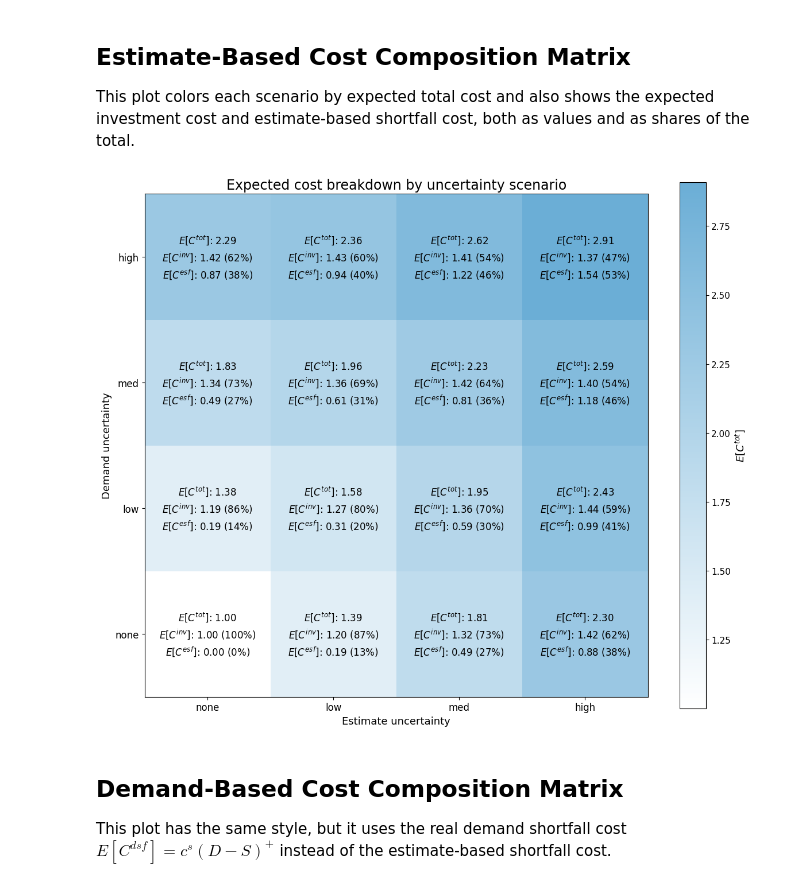
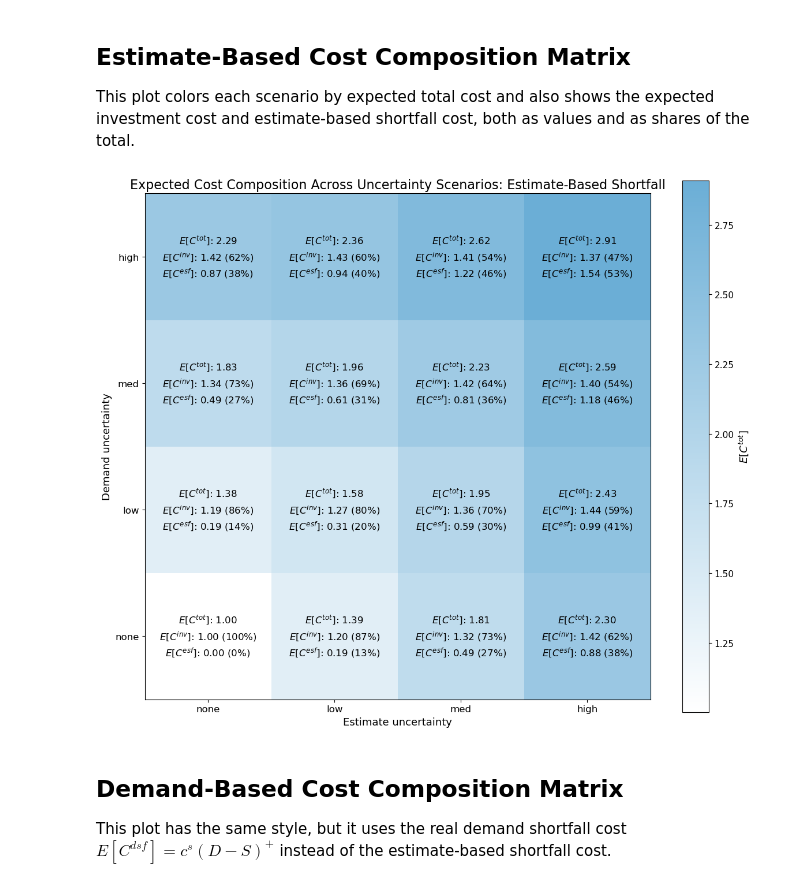
Before and after one commit to rosenlewgeorg/capacity-planning, a Jupyter notebook: Code/simulate_cost.ipynb, the cells around one changed output. Cells and saved outputs as stored; diff of their text form; code cells hidden in the pictures.

```diff
--- a/Code/simulate_cost.ipynb
+++ b/Code/simulate_cost.ipynb
@@ -352,7 +352,7 @@ ax.set_xticklabels(levels)
 ax.set_yticklabels(levels)
 ax.set_xlabel("Estimate uncertainty", fontsize=13, color="black")
 ax.set_ylabel("Demand uncertainty", fontsize=13, color="black")
-ax.set_title("Expected Cost Composition Across Uncertainty Scenarios: Estimate-Based Shortfall", fontsize=17, color="black")
+ax.set_title("Expected Cost Composition Across Uncertainty Scenarios: Estimate-Based Shortfall", fontsize=16, color="black")
 ax.tick_params(axis="both", labelsize=12, colors="black")
 
 for row_index in range(len(levels)):
@@ -360,35 +360,35 @@ for row_index in range(len(levels)):
         total_value = total_cost_plot[row_index][col_index]
         investment_value = investment_cost_plot[row_index][col_index]
         shortfall_value = shortfall_cost_plot[row_index][col_index]
         investment_share = 100 * investment_value / total_value
         shortfall_share = 100 * shortfall_value / total_value
 
         label = (
             f"$E[C^{{tot}}]$: {total_value:.2f}\n"
             f"$E[C^{{inv}}]$: {investment_value:.2f} ({investment_share:.0f}%)\n"
             f"$E[C^{{esf}}]$: {shortfall_value:.2f} ({shortfall_share:.0f}%)"
         )
 
         ax.text(
             col_index,
             row_index,
             label,
             ha="center",
             va="center",
             fontsize=12,
             color="black",
             linespacing=1.4,
         )
 
 colorbar = plt.colorbar(image, ax=ax)
 colorbar.set_label(r"$E[C^{tot}]$", fontsize=13, color="black")
 colorbar.ax.tick_params(labelsize=11, colors="black")
 
 plt.tight_layout()
-plt.savefig("Figures/expected_cost_breakdown_matrix.pdf", bbox_inches="tight")
+plt.savefig("../Figures/expected_cost_breakdown_matrix.pdf", bbox_inches="tight")
 plt.show()
 # %% [output]
-[figure, old version]
+[figure, new version]
 # %% [markdown]
 ## Demand-Based Cost Composition Matrix
 
```
Also changed, not shown: parts of 5 cells of this notebook, 6 other files.
